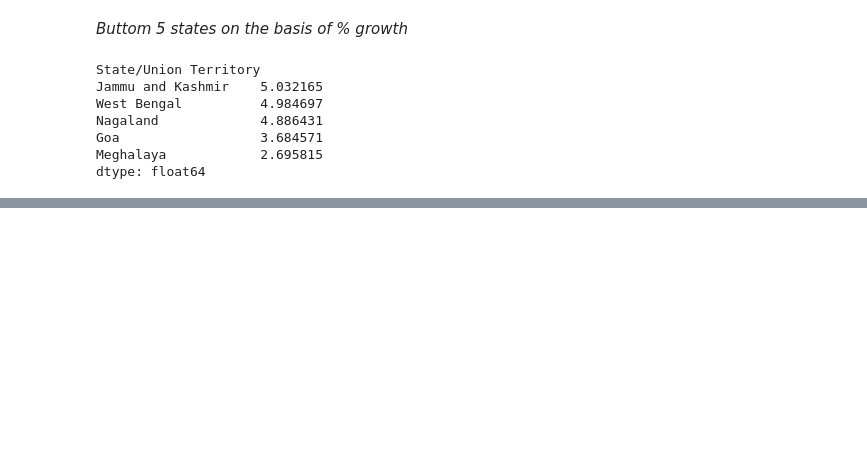
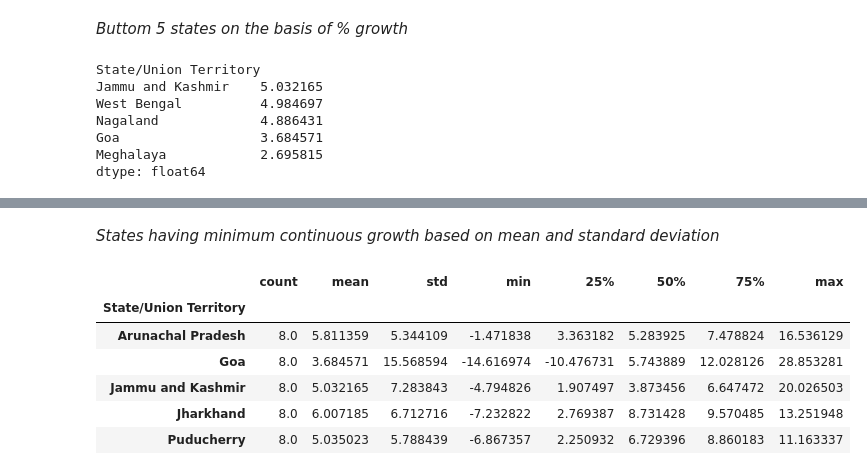
Before and after one commit to shashankkestwal/IndianEconomyAnalysis, a Jupyter notebook: DAV_Project-1.ipynb, the cells around one changed output, grey strips where cells are left out. Saved outputs shown, nothing was run; the diff lists cells and outputs as text; code cells hidden in the pictures; blank space fills up the shorter version.

```diff
--- a/DAV_Project-1.ipynb
+++ b/DAV_Project-1.ipynb
@@ -273,0 +285,14 @@ sorted_average_growth.tail(5).plot.bar(title = "% Growth of Bottom 5 states", yl
+# %% [markdown]
+*States having minimum continuous growth based on mean and standard deviation*
+# %%
+described_data = pd.DataFrame(perChange.describe())
+described_data = described_data.T
+described_data[(described_data['std'] > 5) & (described_data['mean'] < 7)]
+# %% [output]
+|  | count | mean | std | min | 25% | 50% | 75% | max |
+| State/Union Territory |  |  |  |  |  |  |  |  |
+| Arunachal Pradesh | 8.0 | 5.811359 | 5.344109 | -1.471838 | 3.363182 | 5.283925 | 7.478824 | 16.536129 |
+| Goa | 8.0 | 3.684571 | 15.568594 | -14.616974 | -10.476731 | 5.743889 | 12.028126 | 28.853281 |
+| Jammu and Kashmir | 8.0 | 5.032165 | 7.283843 | -4.794826 | 1.907497 | 3.873456 | 6.647472 | 20.026503 |
+| Jharkhand | 8.0 | 6.007185 | 6.712716 | -7.232822 | 2.769387 | 8.731428 | 9.570485 | 13.251948 |
+| Puducherry | 8.0 | 5.035023 | 5.788439 | -6.867357 | 2.250932 | 6.729396 | 8.860183 | 11.163337 |
```
Also changed, not shown: parts of 10 cells of this notebook, 3 other files.
